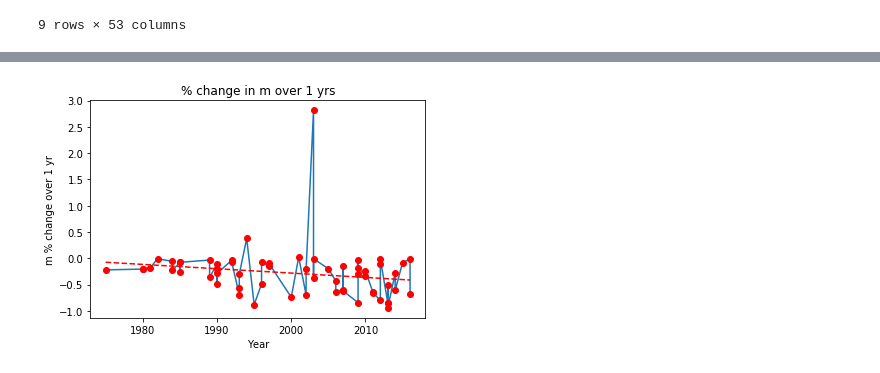
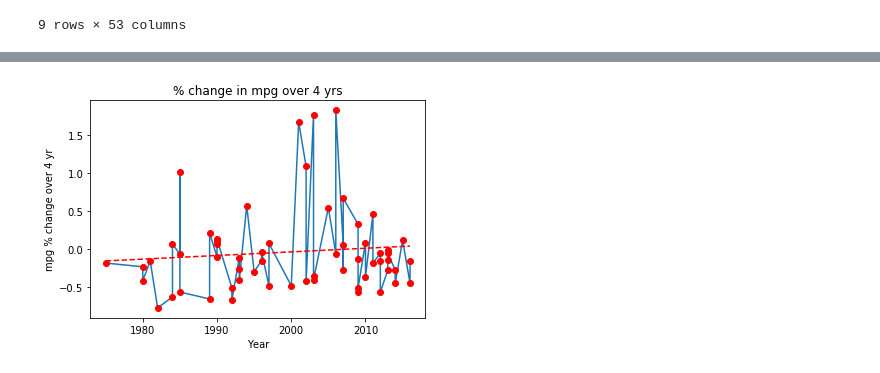
Before and after one commit to noogie13/nba-acl, a Jupyter notebook: analysis.ipynb, the cells around one changed output, grey strips where cells are left out. Cells and saved outputs as stored; diff of their text form; code cells hidden in the pictures.

```diff
--- a/analysis.ipynb
+++ b/analysis.ipynb
@@ -39,4 +43,4 @@ plot_stat(player_list,g,1)
 # %%
-plot_stat(player_list,m,1)
+plot_stat(player_list,mpg,4)
 # %% [output]
-[figure, old version]
+[figure, new version]
```
Also changed, not shown: parts of 9 cells of this notebook, 1 other file.
